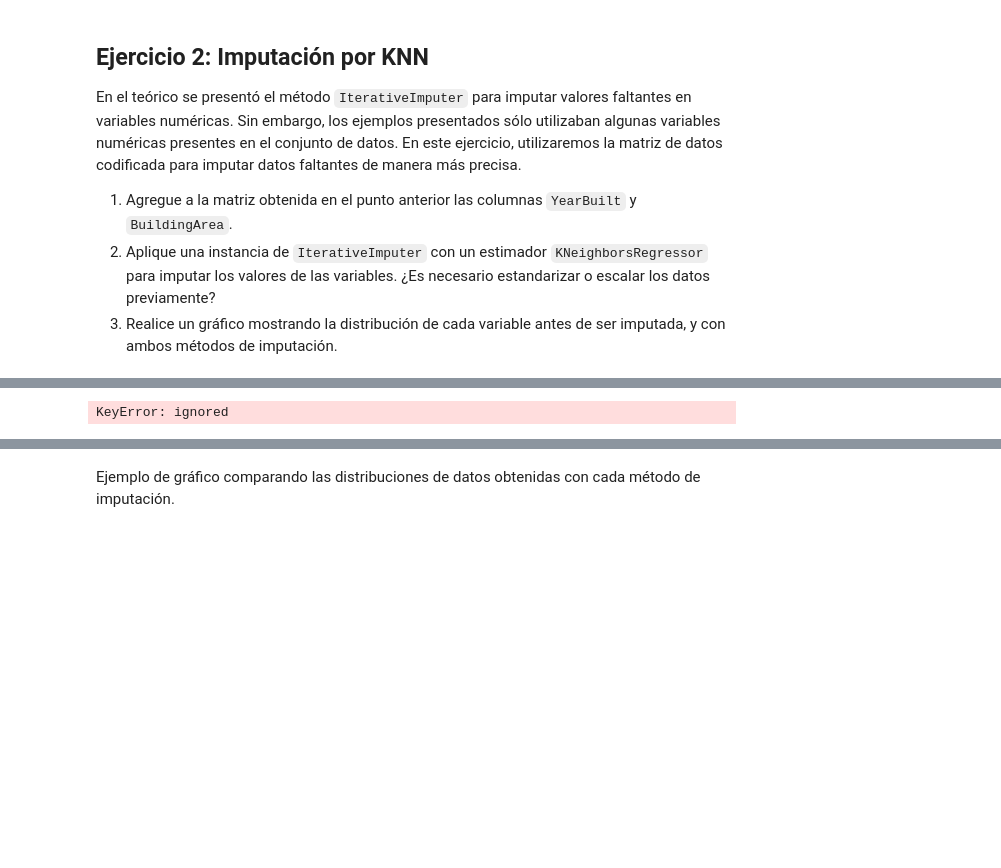
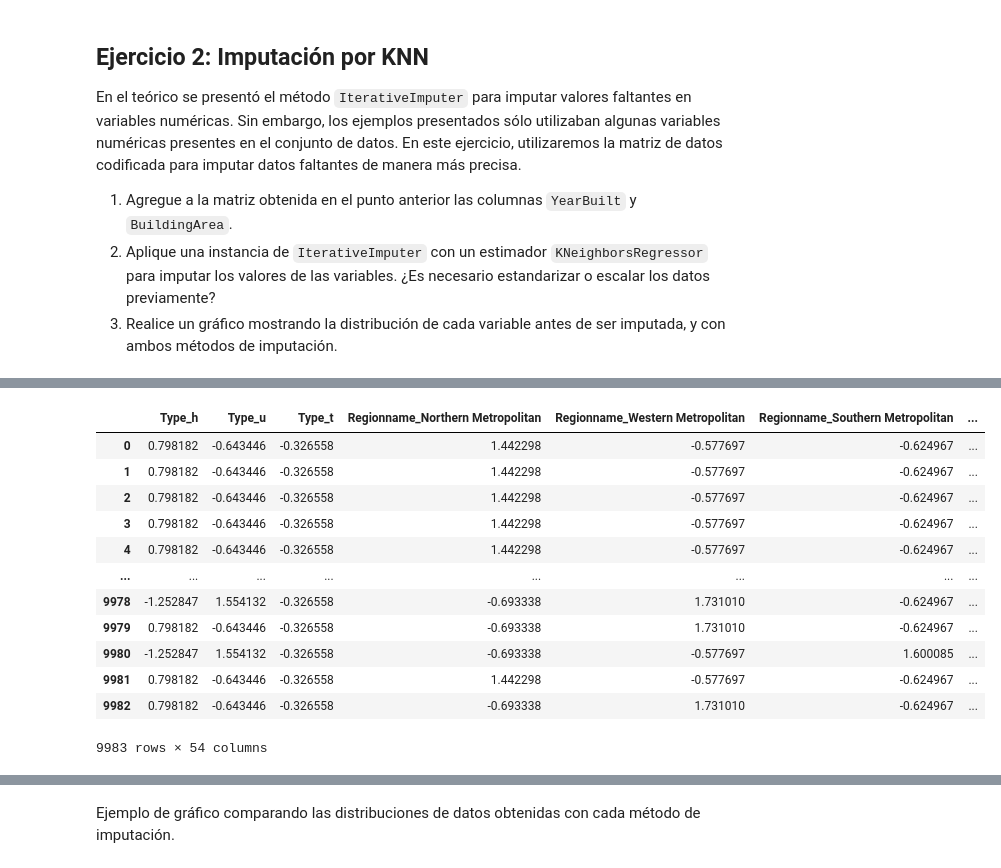
Before and after one commit to Francisco-Rua/Data-Science-2022, a Jupyter notebook: Entregable 2 - Analisis Exploratorio y Curacion de Datos/Entregable 2 - Parte 2.ipynb, the cells around one changed output, grey strips where cells are left out. Saved outputs shown, nothing was run; the diff lists cells and outputs as text; code cells hidden in the pictures; blank space fills up the shorter version.

```diff
--- a/Entregable 2 - Analisis Exploratorio y Curacion de Datos/Entregable 2 - Parte 2.ipynb
+++ b/Entregable 2 - Analisis Exploratorio y Curacion de Datos/Entregable 2 - Parte 2.ipynb
@@ -165,0 +197,3 @@ melb_df_cat_one_hot.shape
+# %%
+encoded_df = melb_df_cat_one_hot.join([melb_df_no_cat], how = 'left')
+encoded_df
@@ -171,3 +223,9 @@ En el teórico se presentó el método `IterativeImputer` para imputar valores f
 1. Agregue a la matriz obtenida en el punto anterior las columnas `YearBuilt` y `BuildingArea`.
 2. Aplique una instancia de `IterativeImputer` con un estimador `KNeighborsRegressor` para imputar los valores de las variables. ¿Es necesario estandarizar o escalar los datos previamente?
 3. Realice un gráfico mostrando la distribución de cada variable antes de ser imputada, y con ambos métodos de imputación.
+# %%
+relevant_cols = ['BuildingArea', 'YearBuilt']
+# %%
+join_df = encoded_df.join(melb_df[relevant_cols], how='left')
+
+join_df.head(3)
@@ -174,11 +238,30 @@ En el teórico se presentó el método `IterativeImputer` para imputar valores f
+# %%
+from sklearn.preprocessing import StandardScaler
+
+scaler = StandardScaler()
+
+scaled_matrix = scaler.fit_transform(join_df)
+
+scaled_df = pandas.DataFrame(data=scaled_matrix, columns=join_df.columns)
+# %%
+scaled_df
+# %% [output]
+|  | Type_h | Type_u | Type_t | Regionname_Northern Metropolitan | Regionname_Western Metropolitan | Regionname_Southern Metropolitan | ... |
+| 0 | 0.798182 | -0.643446 | -0.326558 | 1.442298 | -0.577697 | -0.624967 | ... |
+| 1 | 0.798182 | -0.643446 | -0.326558 | 1.442298 | -0.577697 | -0.624967 | ... |
+| 2 | 0.798182 | -0.643446 | -0.326558 | 1.442298 | -0.577697 | -0.624967 | ... |
+| 3 | 0.798182 | -0.643446 | -0.326558 | 1.442298 | -0.577697 | -0.624967 | ... |
+| 4 | 0.798182 | -0.643446 | -0.326558 | 1.442298 | -0.577697 | -0.624967 | ... |
+| ... | ... | ... | ... | ... | ... | ... | ... |
+| 9978 | -1.252847 | 1.554132 | -0.326558 | -0.693338 | 1.731010 | -0.624967 | ... |
+| 9979 | 0.798182 | -0.643446 | -0.326558 | -0.693338 | 1.731010 | -0.624967 | ... |
+| 9980 | -1.252847 | 1.554132 | -0.326558 | -0.693338 | -0.577697 | 1.600085 | ... |
+| 9981 | 0.798182 | -0.643446 | -0.326558 | 1.442298 | -0.577697 | -0.624967 | ... |
+| 9982 | 0.798182 | -0.643446 | -0.326558 | -0.693338 | 1.731010 | -0.624967 | ... |
+9983 rows × 54 columns
 # %%
 from sklearn.experimental import enable_iterative_imputer
 from sklearn.neighbors import KNeighborsRegressor
 from sklearn.impute import IterativeImputer
 
-melb_data_mice = melb_df_cat_one_hot.copy(deep=True)
-
 mice_imputer = IterativeImputer(random_state=0, estimator=KNeighborsRegressor())
-melb_data_mice[['YearBuilt','BuildingArea']] = mice_imputer.fit_transform(melb_data_mice[['YearBuilt', 'BuildingArea']])
-# %% [output]
-KeyError: ignored
```
Also changed, not shown: parts of 29 cells of this notebook, 1 other file.
